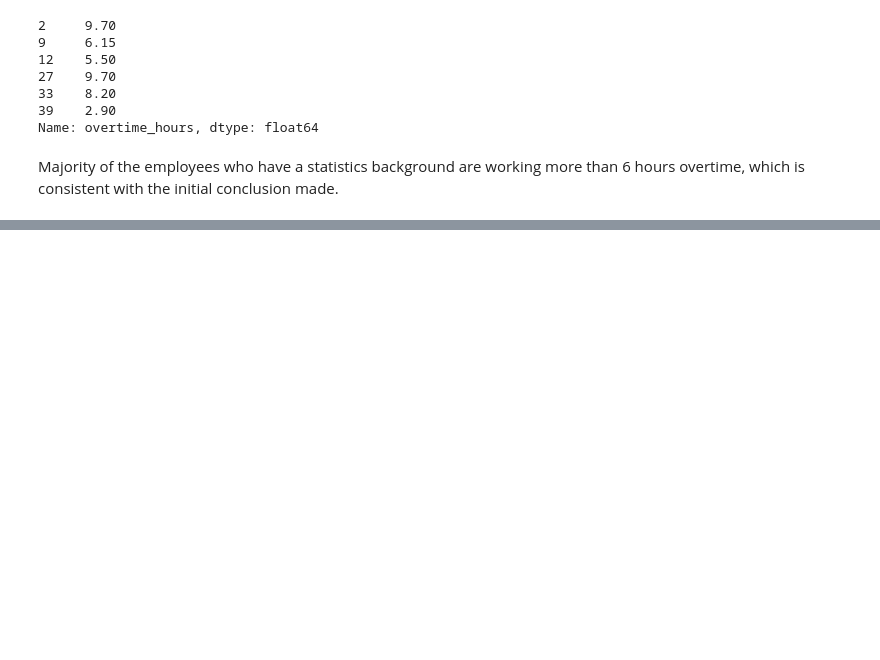
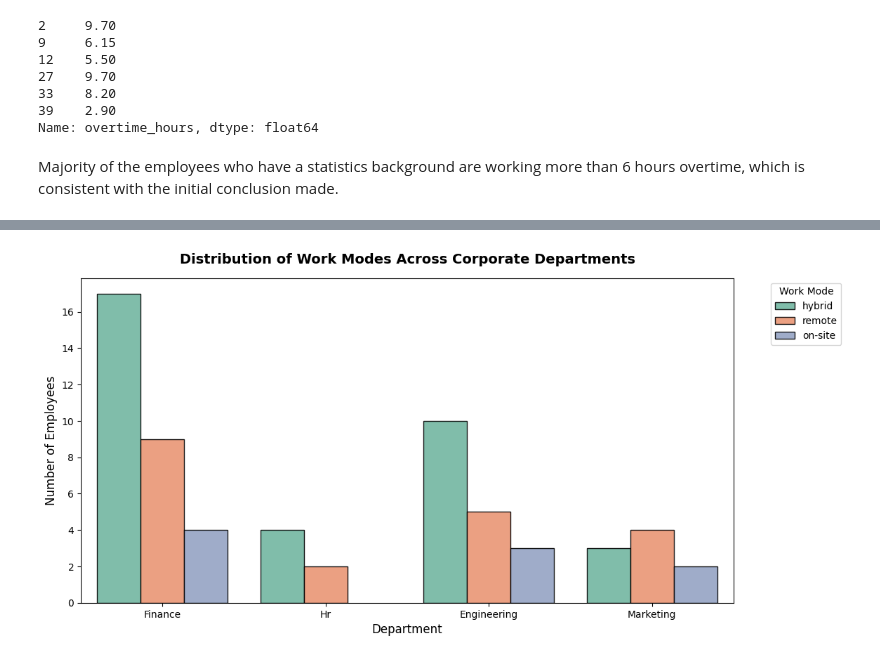
Before and after one commit to aysuntm/engage-metrics-workforce-analytics, a Jupyter notebook: notebooks/02_EDA_visualization.ipynb, the cells around one changed output, grey strips where cells are left out. Saved outputs shown, nothing was run; the diff lists cells and outputs as text; code cells hidden in the pictures; blank space fills up the shorter version.

```diff
--- a/notebooks/02_EDA_visualization.ipynb
+++ b/notebooks/02_EDA_visualization.ipynb
@@ -343,0 +340,15 @@ Majority of the employees who have a statistics background are working more than
+# %%
+plt.figure(figsize=(12, 6))
+
+# Create a grouped count plot showing Work Mode distributions within each Department
+sns.countplot(data=df, x='department', hue='work_mode',
+    palette='Set2', edgecolor='black',alpha=0.9)
+
+plt.title('Distribution of Work Modes Across Corporate Departments', fontsize=14, pad=15, weight='bold')
+plt.xlabel('Department', fontsize=12)
+plt.ylabel('Number of Employees', fontsize=12)
+plt.legend(title='Work Mode', bbox_to_anchor=(1.05, 1), loc='upper left')
+
+plt.show()
+# %% [output]
+[figure, added]
```
Also changed, not shown: parts of 20 cells of this notebook.
